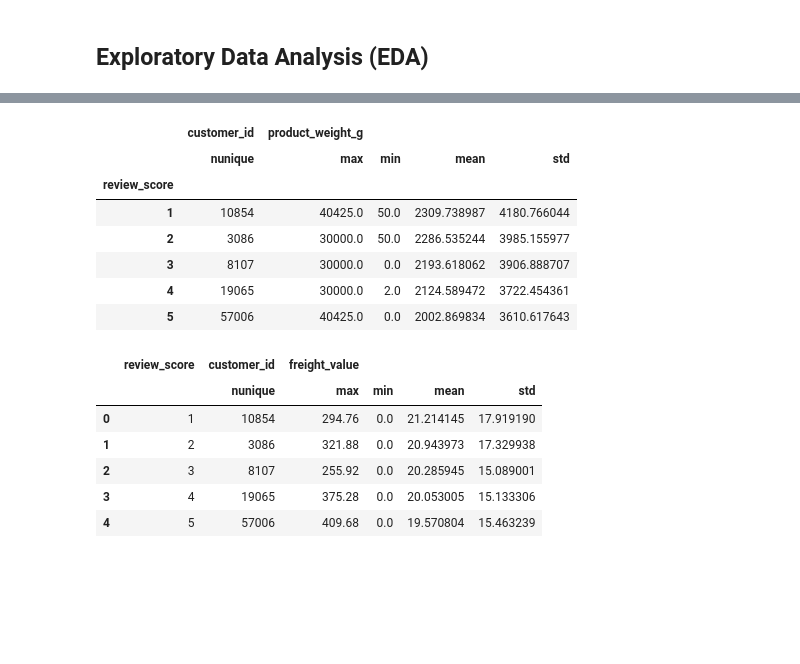
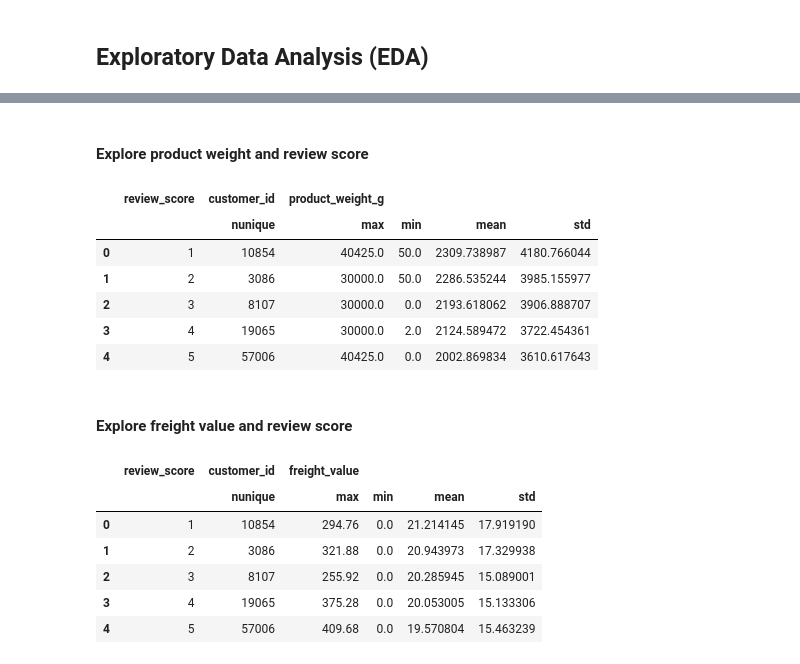
Before and after one commit to bayuik/analysis_data_e_commerce, a Jupyter notebook: e-commerce_analysis.ipynb, the cells around one changed output, grey strips where cells are left out. Cells and saved outputs as stored; diff of their text form; code cells hidden in the pictures; blank space fills up the shorter version.

```diff
--- a/e-commerce_analysis.ipynb
+++ b/e-commerce_analysis.ipynb
@@ -192,4 +180,0 @@ customers_dataset.head()
-# %%
-orders_dataset.drop(['order_status', 'order_purchase_timestamp', 'order_approved_at', 'order_delivered_carrier_date',
-                    'order_delivered_customer_date', 'order_estimated_delivery_date'], axis=1, inplace=True)
-orders_dataset.head()
@@ -203,4 +180,0 @@ orders_dataset.head()
-# %%
-order_items_dataset.drop(
-    ['order_item_id', 'seller_id', 'shipping_limit_date', 'price'], axis=1, inplace=True)
-order_items_dataset.head()
@@ -214,4 +180,0 @@ order_items_dataset.head()
-# %%
-order_reviews_dataset.drop(['review_comment_title', 'review_creation_date',
-                           'review_answer_timestamp', 'review_comment_message'], axis=1, inplace=True)
-order_reviews_dataset.head()
@@ -225,4 +180,0 @@ order_reviews_dataset.head()
-# %%
-products_dataset.drop(['product_name_lenght', 'product_description_lenght', 'product_photos_qty',
-                      'product_length_cm', 'product_height_cm', 'product_width_cm'], axis=1, inplace=True)
-products_dataset.head()
@@ -261,17 +273,20 @@ df.describe(include='all')
+# %% [markdown]
+#### Explore product weight and review score
 # %%
 df.groupby(by='review_score').agg({
     'customer_id': 'nunique',
     'product_weight_g': ["max", "min", "mean", "std"]
-})
+}).reset_index()
 # %% [output]
-|  | customer_id | product_weight_g |  |  |  |
-|  | nunique | max | min | mean | std |
-| review_score |  |  |  |  |  |
-| 1 | 10854 | 40425.0 | 50.0 | 2309.738987 | 4180.766044 |
-| 2 | 3086 | 30000.0 | 50.0 | 2286.535244 | 3985.155977 |
-| 3 | 8107 | 30000.0 | 0.0 | 2193.618062 | 3906.888707 |
-| 4 | 19065 | 30000.0 | 2.0 | 2124.589472 | 3722.454361 |
-| 5 | 57006 | 40425.0 | 0.0 | 2002.869834 | 3610.617643 |
+|  | review_score | customer_id | product_weight_g |  |  |  |
+|  |  | nunique | max | min | mean | std |
+| 0 | 1 | 10854 | 40425.0 | 50.0 | 2309.738987 | 4180.766044 |
+| 1 | 2 | 3086 | 30000.0 | 50.0 | 2286.535244 | 3985.155977 |
+| 2 | 3 | 8107 | 30000.0 | 0.0 | 2193.618062 | 3906.888707 |
+| 3 | 4 | 19065 | 30000.0 | 2.0 | 2124.589472 | 3722.454361 |
+| 4 | 5 | 57006 | 40425.0 | 0.0 | 2002.869834 | 3610.617643 |
+# %% [markdown]
+#### Explore freight value and review score
 # %%
 df.groupby(by='review_score').agg({
     'customer_id': 'nunique',
```
Also changed, not shown: parts of 20 cells of this notebook, 3 other files.
